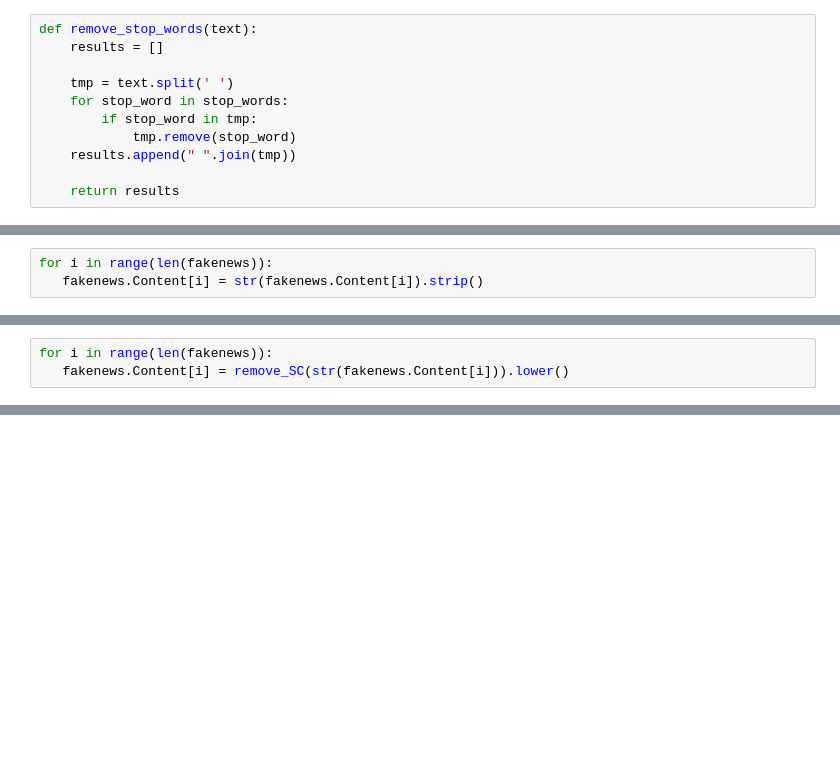
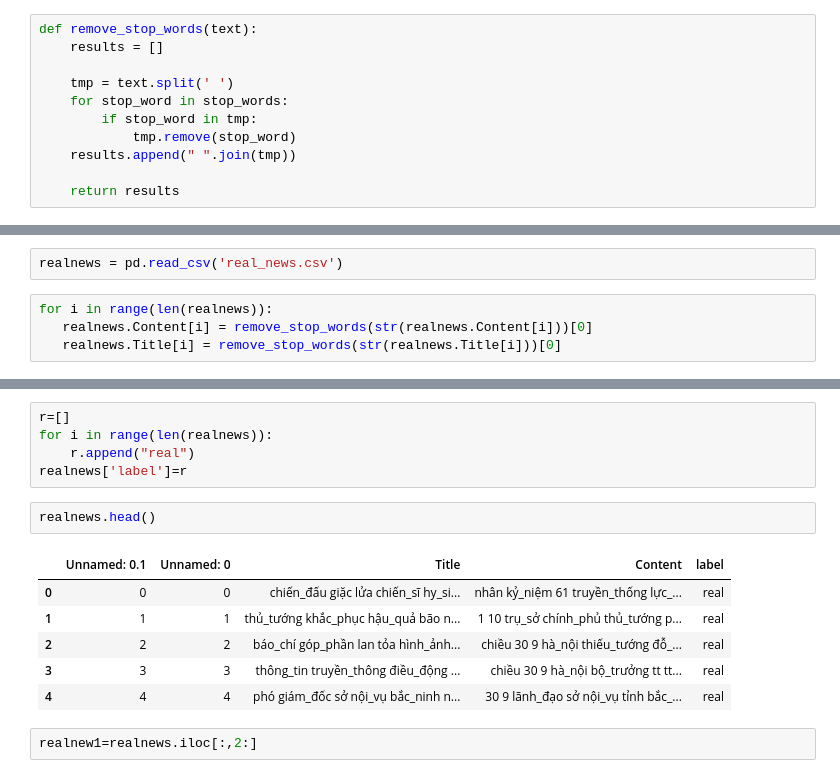
Before and after one commit to duychan/PBL6, a Jupyter notebook: CleanData.ipynb, the cells around one changed output, grey strips where cells are left out. Cells and saved outputs as stored; diff of their text form; blank space fills up the shorter version.

```diff
--- a/CleanData.ipynb
+++ b/CleanData.ipynb
@@ -47,3 +107,6 @@ import re
+# %%
+realnews = pd.read_csv('real_news.csv')
 # %%
-for i in range(len(fakenews)):
-   fakenews.Content[i] = str(fakenews.Content[i]).strip()
+for i in range(len(realnews)):
+   realnews.Content[i] = remove_stop_words(str(realnews.Content[i]))[0]
+   realnews.Title[i] = remove_stop_words(str(realnews.Title[i]))[0]
@@ -80,3 +121,0 @@ def remove_SC(sin):
-# %%
-for i in range(len(fakenews)):
-   fakenews.Content[i] = remove_SC(str(fakenews.Content[i])).lower()
@@ -82,0 +131,16 @@ for i in range(len(fakenews)):
+# %%
+r=[]
+for i in range(len(realnews)):
+    r.append("real")
+realnews['label']=r
+# %%
+realnews.head()
+# %% [output]
+|  | Unnamed: 0.1 | Unnamed: 0 | Title | Content | label |
+| 0 | 0 | 0 | chiến_đấu giặc lửa chiến_sĩ hy_si... | nhân kỷ_niệm 61 truyền_thống lực_... | real |
+| 1 | 1 | 1 | thủ_tướng khắc_phục hậu_quả bão n... | 1 10 trụ_sở chính_phủ thủ_tướng p... | real |
+| 2 | 2 | 2 | báo_chí góp_phần lan tỏa hình_ảnh... | chiều 30 9 hà_nội thiếu_tướng đỗ_... | real |
+| 3 | 3 | 3 | thông_tin truyền_thông điều_động ... | chiều 30 9 hà_nội bộ_trưởng tt tt... | real |
+| 4 | 4 | 4 | phó giám_đốc sở nội_vụ bắc_ninh n... | 30 9 lãnh_đạo sở nội_vụ tỉnh bắc_... | real |
+# %%
+realnew1=realnews.iloc[:,2:]
```
Also changed, not shown: parts of 68 cells of this notebook.
